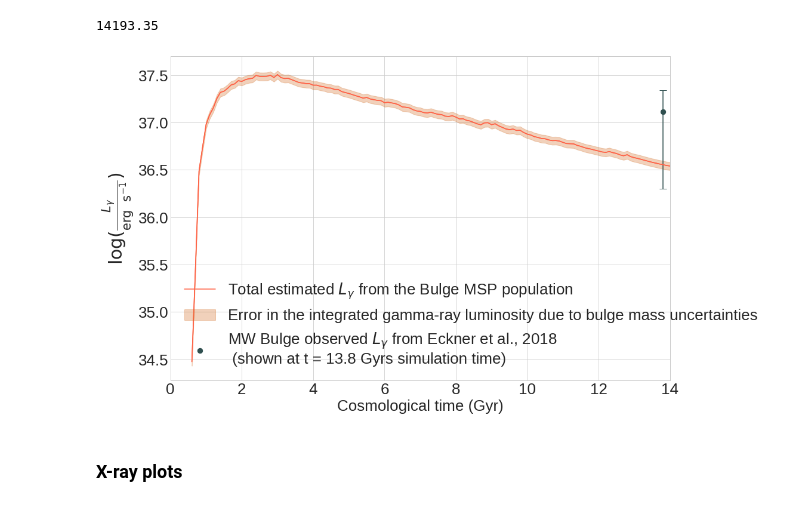
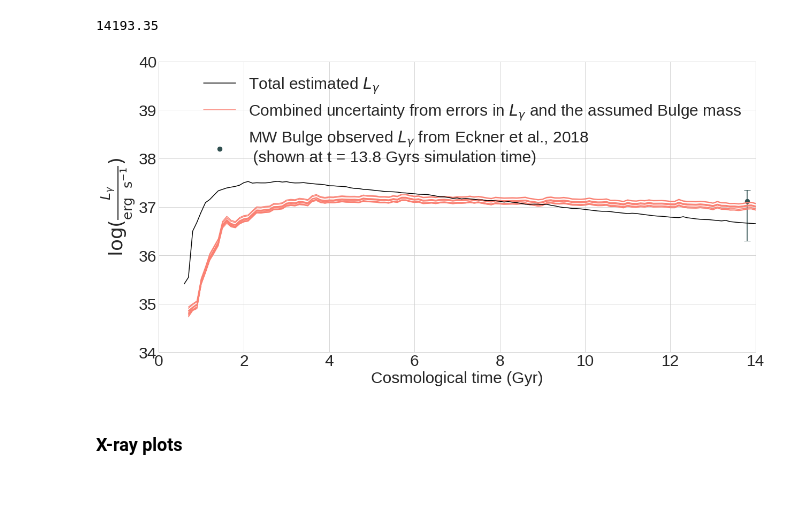
Before and after one commit to gautam-404/Binary-Evolution, a Jupyter notebook: msps_comp.ipynb, the cells around one changed output. Drawn from its saved outputs; the diff is of its cells as text; code cells hidden in the pictures.

```diff
--- a/msps_comp.ipynb
+++ b/msps_comp.ipynb
@@ -557,0 +537,3 @@ max(other_channel)
+# %%
+a = ( 1/(365*2*np.pi)**2 * G*(ehists[i][-1,3]+ehists[i][-1,7]) )
+T = 2*np.pi * np.sqrt(ehists[i][-1,2]/(G*(ehists[i][-1,3]+ehists[i][-1,7])))
@@ -926,6 +938,9 @@ Lx_count1 = dist1.Lx_count
 Edot1 = dist1.Edot
 Pbirth1 = dist1.Pbirth
 taic1 = dist1.t_aic
+flags1 = dist1.brake_flags
+redbacks1 = dist1.redbacks
+blackwidows1 = dist1.blackwidows
 # %%
 ti = 138
 np.savetxt( "L_P_Pdot_B_acc-xi05_bulge.txt",np.column_stack((dNdL_gamma1[ti], P1[ti], Pdot1[ti], B1[ti])),
@@ -940,5 +963,5 @@ t_end = 16e9
 accretion = True
 # accretion = False
 xi = 0.5
-ehists = copy.copy(ehists_mod)
-dist2 = call_distributions(aic_indices_mod)
+ehists = copy.copy(ehists_disk)
+dist2 = call_distributions(aic_indices_disk)
@@ -1039,7 +1091,7 @@ kt = int(1e9/dt)
 ### Int-luminosity
 # %%
 dt = 1e8
-t = np.arange(0, t_end, dt)
+t = np.arange(0, 15e9, dt)
 L_gamma1 = []
 count_gamma1 = []
 E_dot1 = []
@@ -1051,7 +1103,7 @@ L_gamma1 = np.array(L_gamma1)*k_bulge
 
 
 dt = 1e8
-t = np.arange(0, t_end, dt)
+t = np.arange(0, 15e9, dt)
 L_gamma2 = []
 count_gamma2 = []
 E_dot2 = []
@@ -1188,39 +1240,44 @@ def add_sub_plot(Lg_obs, u, l, c, label, ax):
     return L_gint
 
 
-plt.figure( figsize = (15,10) )
+plt.figure( figsize = (20,10) )
 # plt.plot(t/1e9, np.log10(L_int), c="salmon", ms=3)
-plt.ylabel(r'$\log( \frac{L_{\gamma}}{\rm{erg\ \ s^{-1}}})$', fontsize=30)
-plt.xlabel('Cosmological time (Gyr)',fontsize=26)
+plt.ylabel(r'$\log( \frac{L_{\gamma}}{\rm{erg\ \ s^{-1}}})$', fontsize=36)
+plt.xlabel('Cosmological time (Gyr)',fontsize=30)
 
-
-dt = 1e8
-t = np.arange(0, t_end, dt)
-xdata = (t/1e9)
-ydata = np.array(L_gamma1)
-L_int = ydata
-plt.plot(t/1e9, np.log10(ydata), c="tomato", ms=3)
-y_fit = pd.Series(ydata).rolling(window=1, min_periods=0, center=True).median()
-y_line = plt.plot(t/1e9, np.log10(y_fit), c='tomato', label = r'Total estimated $L_\gamma$ from the Bulge MSP population')
-# y_fit_u = y_fit * (2.3e10/M_sim) / k_bulge
-# y_fit_l = y_fit * (1.7e10/M_sim) / k_bulge
-y_fit_u = y_fit * (1.7e10/M_bulge)
-y_fit_l = y_fit * (1.4e10/M_bulge)
-plt.fill_between(t/1e9, np.log10(y_fit_l),np.log10(y_fit_u), alpha = 0.3, edgecolor="chocolate", facecolor="chocolate", linewidth=1,
-                     label = "Error in the integrated gamma-ray luminosity due to bulge mass uncertainties")
 
 
 # dt = 1e8
-# t = np.arange(0, t_end, dt)
+# t = np.arange(0, 15e9, dt)
 # xdata = (t/1e9)
-# ydata = np.array(L_gamma2)
-# L_int = ydata
+# f, alpha, beta = 0.0122, -2.12, 0.82
+# L_int = []
+# for time in range(150):
+#     L_gamma = 6.8172e35 * f * (np.array(P1[time])/1e-3)**alpha * (np.array(Pdot1[time])/1e-20)**beta
+#     L_int.append(sum(L_gamma)*k_bulge)
+# ydata = np.array(L_int)
+# # plt.plot(t/1e9, np.log10(ydata), c="blue", ms=3)
 # y_fit = pd.Series(ydata).rolling(window=1, min_periods=0, center=True).median()
-# y_line = plt.plot(t/1e9, np.log10(y_fit), c='blue', label = r'Integrated $L_\gamma$: M_bulge from J Bland-Hawthorn et. al. 2016')
+# y_line = plt.plot(t/1e9, np.log10(y_fit), c='black', label = r'Total estimated $L_\gamma$', zorder=3)
+# # y_fit_u = y_fit * (2.3e10/M_sim) / k_bulge
+# # y_fit_l = y_fit * (1.7e10/M_sim) / k_bulge
 # # y_fit_u = y_fit * (1.7e10/M_bulge)
 # # y_fit_l = y_fit * (1.4e10/M_bulge)
 # # plt.fill_between(t/1e9, np.log10(y_fit_l),np.log10(y_fit_u), alpha = 0.3, edgecolor="chocolate", facecolor="chocolate", linewidth=1,
 # #                      label = "Error in the integrated gamma-ray luminosity due to bulge mass uncertainties")
+
+
+dt = 1e8
+t = np.arange(0, 15e9, dt)
+xdata = (t/1e9)
+ydata = np.array(L_gamma2)
+L_int = ydata
+y_fit = pd.Series(ydata).rolling(window=1, min_periods=0, center=True).median()
+y_line = plt.plot(t/1e9, np.log10(y_fit), c='black', label = r'Total estimated $L_\gamma$', zorder=3)
+# y_fit_u = y_fit * (1.7e10/M_bulge)
+# y_fit_l = y_fit * (1.4e10/M_bulge)
+# plt.fill_between(t/1e9, np.log10(y_fit_l),np.log10(y_fit_u), alpha = 0.3, edgecolor="chocolate", facecolor="chocolate", linewidth=1,
+#                      label = "Error in the integrated gamma-ray luminosity due to bulge mass uncertainties")
 
 
 
@@ -1255,37 +1312,57 @@ Lg_obs = 1.3e37     ## erg/s     ###eckner
 u = np.log10(Lg_obs + 0.9e37)
 l = np.log10(Lg_obs - 1.1e37)
 plt.scatter(13.8, np.log10(Lg_obs), 70, color="darkslategray", label="MW Bulge observed $L_\gamma$ from Eckner et al., 2018 \n (shown at t = 13.8 Gyrs simulation time)")
 c = np.array([[np.log10(Lg_obs) - l ,-(np.log10(Lg_obs) - u)]]).T
 plt.errorbar(13.8, np.log10(Lg_obs), yerr=c, linestyle="None", color="darkslategray", capsize=6)
 # L_gint = add_sub_plot(Lg_obs, u, l, "olive", r"Time of interest", plt)
 
 # L_int = np.array(L_gamma1)
 # y_fit = pd.Series(ydata).rolling(window=1, min_periods=0, center=True).median()
 # Lg_obs = 0.76e37     ## erg/s     Ploeg et al. (2017)
 # u = np.log10(Lg_obs + 0.76e37)
 # l = np.log10(Lg_obs - 0.38e37)
 # L_gint = add_sub_plot(Lg_obs, u, l, "red", r"MW Bulge observed $L_\gamma$ (Ploeg et al. 2017)", plt)
 
 # L_int = np.array(L_gamma1)
 # y_fit = pd.Series(ydata).rolling(window=1, min_periods=0, center=True).median()
 # Lg_obs = 0.16e37     ## erg/s     Bartels et al. (2017)
 # u = np.log10(Lg_obs + 2.35e37)
 # l = np.log10(Lg_obs - 0.07e37)
 # L_gint = add_sub_plot(Lg_obs, u, l, "blue", r"MW Bulge observed $L_\gamma$ (Bartels et al. 2017)", plt)
 
 
+f_list = np.arange(0.011, 0.0134, 0.000001)
+alpha_list = np.arange(-2.22, -2.02, 0.0001)
+beta_list = f_list = np.arange(0.011, 0.0134, 0.000001)
+alpha_list = np.arange(-2.22, -2.02, 0.0001)
+beta_list = np.arange(0.77, 0.87, 0.0001)
+k_bulge_list = np.arange(1.4e10, 1.7e10, 1e8)/2e9
+
+dt = 1e8
+t = np.arange(0, 15e9, dt)
+
+for i in range(10):
+    L_int = []
+
+    f, alpha, beta = np.random.choice(f_list), np.random.choice(alpha_list), np.random.choice(beta_list)        ##slot-gap two-pole caustic (TPC) Gonthier 2018
+    k_bulge = np.random.choice(k_bulge_list)
+    for time in range(0,150,1):
+        L_gamma = 6.8172e35 * f * (np.array(P2[time])/1e-3)**alpha * (np.array(Pdot2[time])/1e-20)**beta
+        L_int.append(sum(L_gamma)*k_bulge)
+    plt.plot(t/1e9, np.log10(L_int), alpha = 1, c="salmon", label = r"Combined uncertainty from errors in $L_\gamma$ and the assumed Bulge mass")
+
 
 
 plt.xlim(0,14)
-# plt.ylim(34,40)
+plt.ylim(34,40)
 handles, labels = plt.gca().get_legend_handles_labels()
 by_label = dict(zip(labels, handles))
-plt.legend(by_label.values(), by_label.keys(), fontsize=26)
-plt.xticks(fontsize=26)
-plt.yticks(fontsize=26)
+plt.legend(by_label.values(), by_label.keys(), fontsize=30)
+plt.xticks(fontsize=30)
+plt.yticks(fontsize=30)
 plt.savefig("gamma_int_comp.pdf")
 plt.show()
 # %% [output]
-[figure, old version]
+[figure, new version]
 # %% [markdown]
 ### X-ray plots
```
Also changed, not shown: parts of 119 cells of this notebook.
